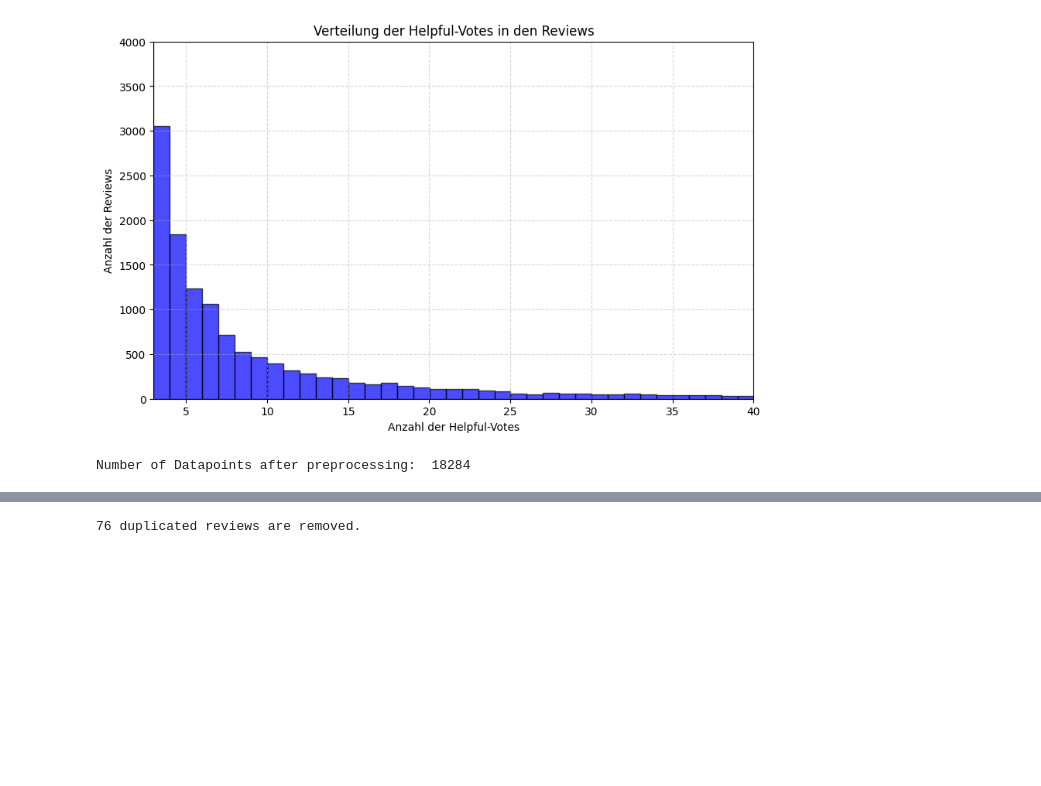
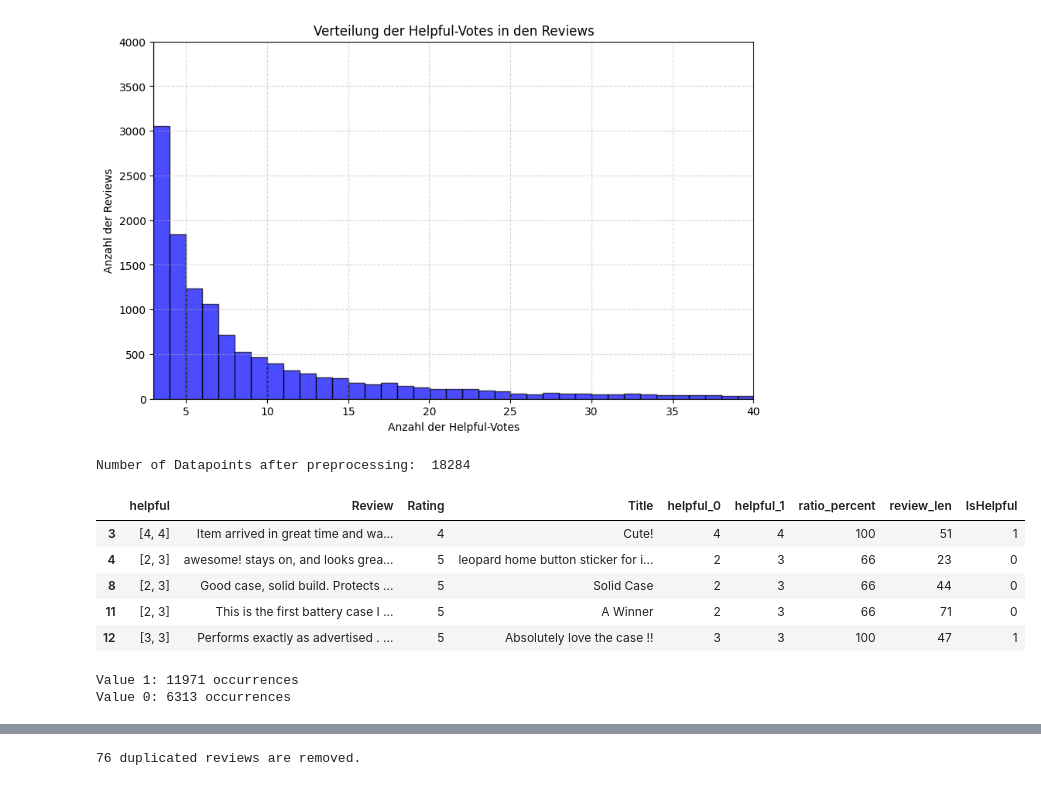
Before and after one commit to bakenq/ASAI, a Jupyter notebook: Notebooks/Dataset_phones_prepocessing.ipynb, the cells around one changed output, grey strips where cells are left out. Cells and saved outputs as stored; diff of their text form; code cells hidden in the pictures; blank space fills up the shorter version.

```diff
--- a/Notebooks/Dataset_phones_prepocessing.ipynb
+++ b/Notebooks/Dataset_phones_prepocessing.ipynb
@@ -107,3 +107,22 @@ df['IsHelpful'] = df.apply(convert_label, axis = 1)
 print("Number of Datapoints after preprocessing: ", len(df))
 # %% [output]
 Number of Datapoints after preprocessing:  18284
+# %%
+df.head()
+# %% [output]
+|  | helpful | Review | Rating | Title | helpful_0 | helpful_1 | ratio_percent | review_len | IsHelpful |
+| 3 | [4, 4] | Item arrived in great time and wa... | 4 | Cute! | 4 | 4 | 100 | 51 | 1 |
+| 4 | [2, 3] | awesome! stays on, and looks grea... | 5 | leopard home button sticker for i... | 2 | 3 | 66 | 23 | 0 |
+| 8 | [2, 3] | Good case, solid build. Protects ... | 5 | Solid Case | 2 | 3 | 66 | 44 | 0 |
+| 11 | [2, 3] | This is the first battery case I ... | 5 | A Winner | 2 | 3 | 66 | 71 | 0 |
+| 12 | [3, 3] | Performs exactly as advertised . ... | 5 | Absolutely love the case !! | 3 | 3 | 100 | 47 | 1 |
+# %%
+# Count the occurrences of each value in the 'isHelpful' column
+value_counts = df['IsHelpful'].value_counts()
+
+# Print the total number of each value
+for value, count in value_counts.items():
+    print(f'Value {value}: {count} occurrences')
+# %% [output]
+Value 1: 11971 occurrences
+Value 0: 6313 occurrences
```
Also changed, not shown: parts of 3 cells of this notebook, 1 other file.
